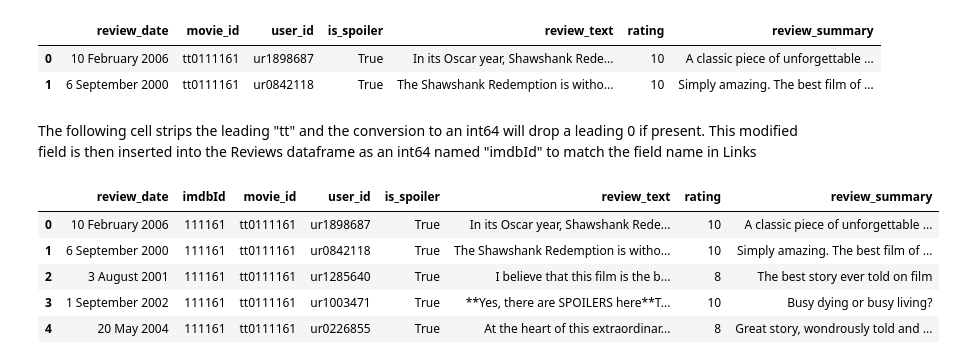
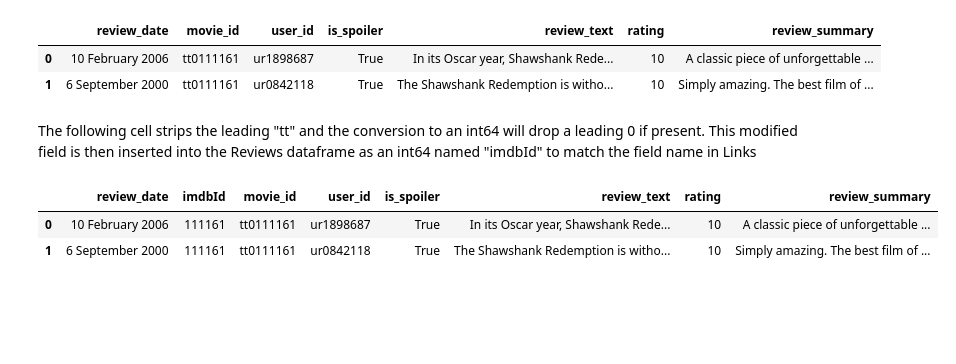
Before and after one commit to clayv/DTSA-5510_Final_Project, a Jupyter notebook: MovieReviewBasedRecommender.ipynb, the cells around one changed output. Cells and saved outputs as stored; diff of their text form; code cells hidden in the pictures; blank space fills up the shorter version.

```diff
--- a/MovieReviewBasedRecommender.ipynb
+++ b/MovieReviewBasedRecommender.ipynb
@@ -32,6 +33,8 @@ randomState = 42
 # %% [markdown]
 ### Step 0: Load the data
 # %%
+pd.set_option("display.max_colwidth", None)
+
 dfReviews = pd.read_json("./data/IMDB_reviews.json.zip", orient = "records", lines = True, compression="zip")
 dfLinks = pd.read_csv("./data/links.csv")
 dfMovies = pd.read_csv("./data/movies.csv")
@@ -89,11 +92,8 @@ The following cell strips the leading "tt" and the conversion to an int64 will d
 # %%
 # Add imdbId column to dfReviews
 dfReviews.insert(1, "imdbId", np.int64(dfReviews.movie_id.str.strip('tt')), True)
-dfReviews.head()
+dfReviews.head(2)
 # %% [output]
 |  | review_date | imdbId | movie_id | user_id | is_spoiler | review_text | rating | review_summary |
 | 0 | 10 February 2006 | 111161 | tt0111161 | ur1898687 | True | In its Oscar year, Shawshank Rede... | 10 | A classic piece of unforgettable ... |
 | 1 | 6 September 2000 | 111161 | tt0111161 | ur0842118 | True | The Shawshank Redemption is witho... | 10 | Simply amazing. The best film of ... |
-| 2 | 3 August 2001 | 111161 | tt0111161 | ur1285640 | True | I believe that this film is the b... | 8 | The best story ever told on film |
-| 3 | 1 September 2002 | 111161 | tt0111161 | ur1003471 | True | **Yes, there are SPOILERS here**T... | 10 | Busy dying or busy living? |
-| 4 | 20 May 2004 | 111161 | tt0111161 | ur0226855 | True | At the heart of this extraordinar... | 8 | Great story, wondrously told and ... |
```
Also changed, not shown: parts of 43 cells of this notebook.
